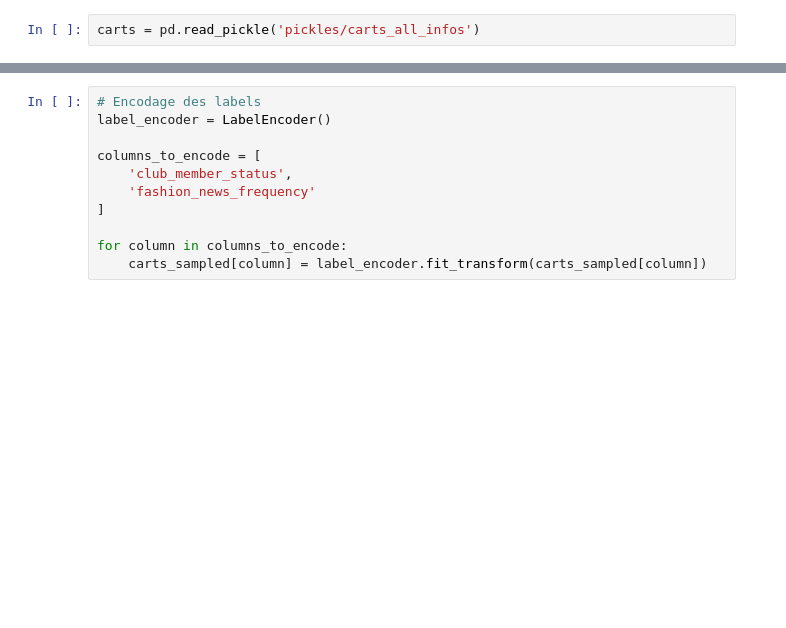
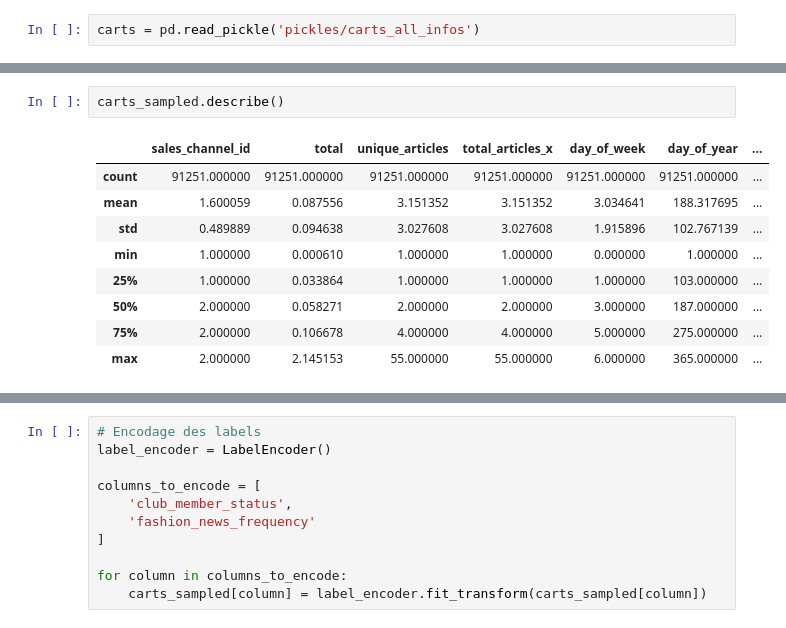
Before and after one commit to treb93/pyhm, a Jupyter notebook: analytics_transactions.ipynb, the cells around one changed output, grey strips where cells are left out. Drawn from its saved outputs; the diff is of its cells as text; blank space fills up the shorter version.

```diff
--- a/analytics_transactions.ipynb
+++ b/analytics_transactions.ipynb
@@ -278,0 +355,12 @@ Name: age, Length: 74, dtype: int64
+# %%
+carts_sampled.describe()
+# %% [output]
+|  | sales_channel_id | total | unique_articles | total_articles_x | day_of_week | day_of_year | ... |
+| count | 91251.000000 | 91251.000000 | 91251.000000 | 91251.000000 | 91251.000000 | 91251.000000 | ... |
+| mean | 1.600059 | 0.087556 | 3.151352 | 3.151352 | 3.034641 | 188.317695 | ... |
+| std | 0.489889 | 0.094638 | 3.027608 | 3.027608 | 1.915896 | 102.767139 | ... |
+| min | 1.000000 | 0.000610 | 1.000000 | 1.000000 | 0.000000 | 1.000000 | ... |
+| 25% | 1.000000 | 0.033864 | 1.000000 | 1.000000 | 1.000000 | 103.000000 | ... |
+| 50% | 2.000000 | 0.058271 | 2.000000 | 2.000000 | 3.000000 | 187.000000 | ... |
+| 75% | 2.000000 | 0.106678 | 4.000000 | 4.000000 | 5.000000 | 275.000000 | ... |
+| max | 2.000000 | 2.145153 | 55.000000 | 55.000000 | 6.000000 | 365.000000 | ... |
```
Also changed, not shown: parts of 28 cells of this notebook.
